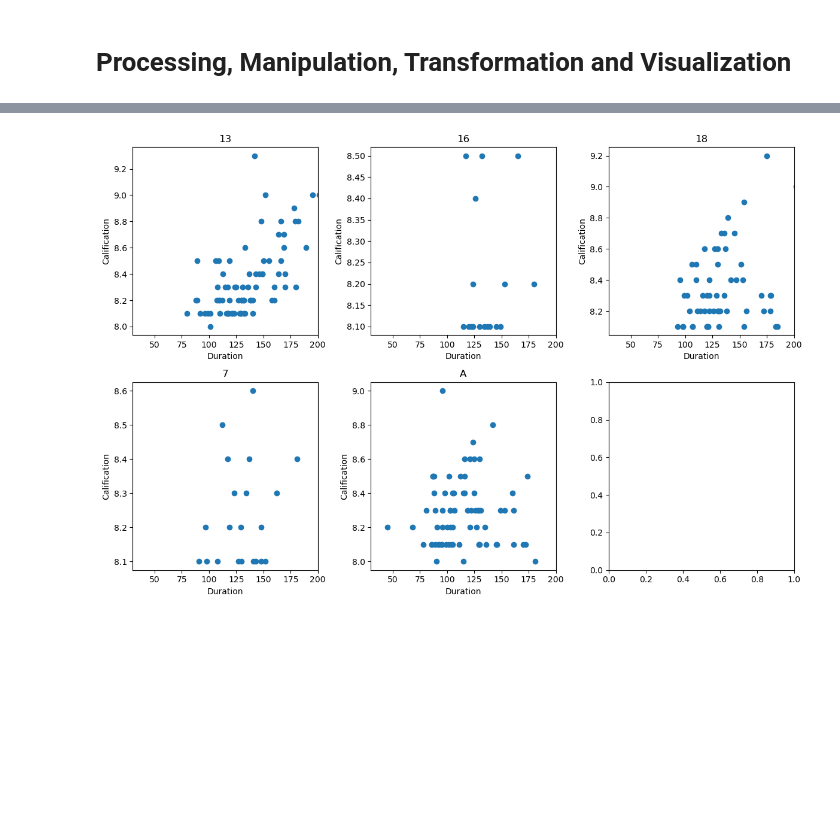
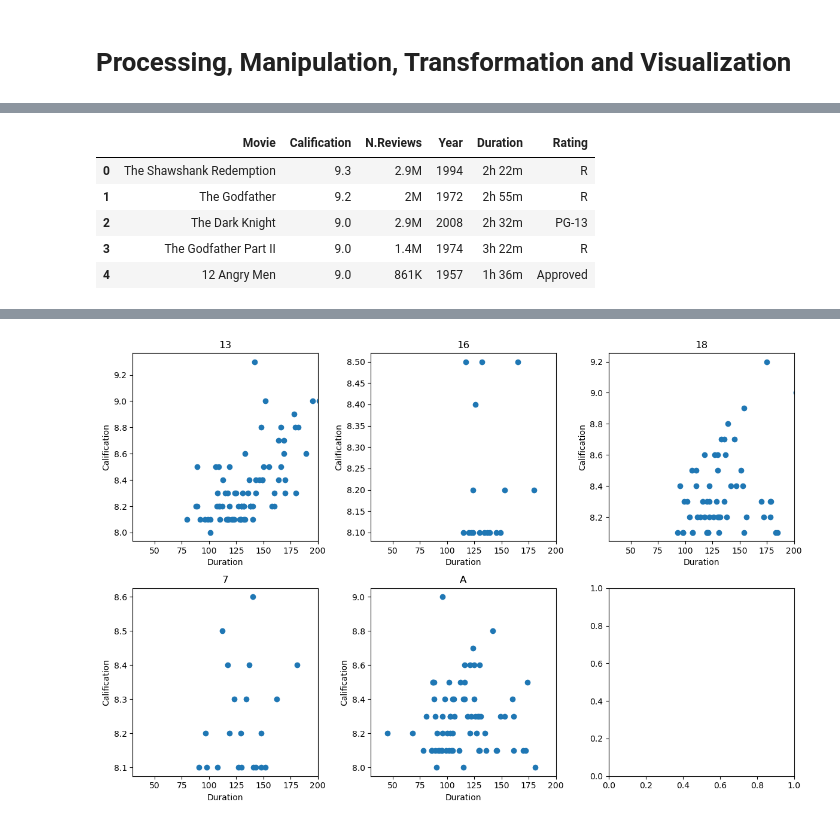
Before and after one commit to LauMarMar17/HMDA_Programming4DS, a Jupyter notebook: Data_visualization/data_visualization.ipynb, the cells around one changed output, grey strips where cells are left out. Drawn from its saved outputs; the diff is of its cells as text; code cells hidden in the pictures; blank space fills up the shorter version.

```diff
--- a/Data_visualization/data_visualization.ipynb
+++ b/Data_visualization/data_visualization.ipynb
@@ -17 +29,10 @@ df_awards = pd.read_csv('../Outputs/awards.csv')
+# %%
+df_top25.head()
+# %% [output]
+|  | Movie | Calification | N.Reviews | Year | Duration | Rating |
+| 0 | The Shawshank Redemption | 9.3 | 2.9M | 1994 | 2h 22m | R |
+| 1 | The Godfather | 9.2 | 2M | 1972 | 2h 55m | R |
+| 2 | The Dark Knight | 9.0 | 2.9M | 2008 | 2h 32m | PG-13 |
+| 3 | The Godfather Part II | 9.0 | 1.4M | 1974 | 3h 22m | R |
+| 4 | 12 Angry Men | 9.0 | 861K | 1957 | 1h 36m | Approved |
 # %%
```
Also changed, not shown: parts of 19 cells of this notebook, 2 other files.
